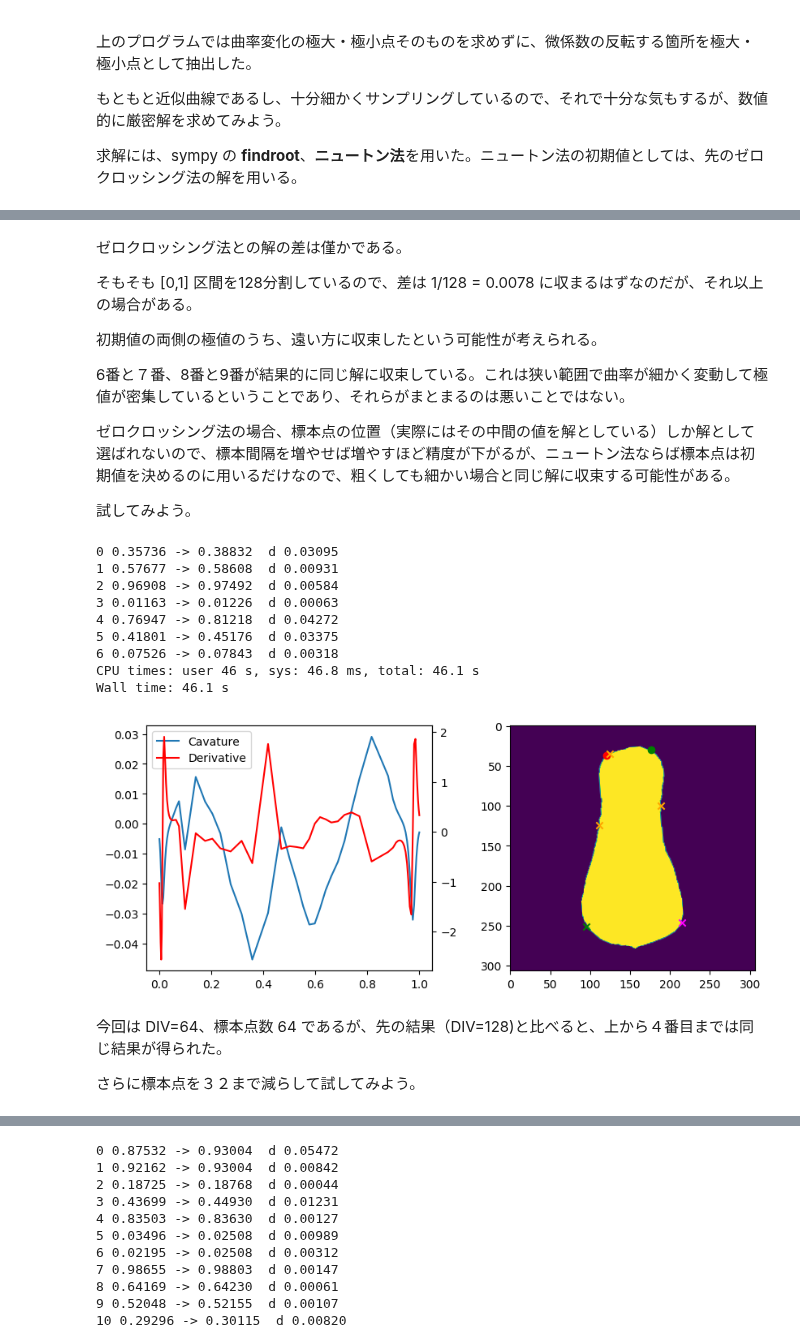
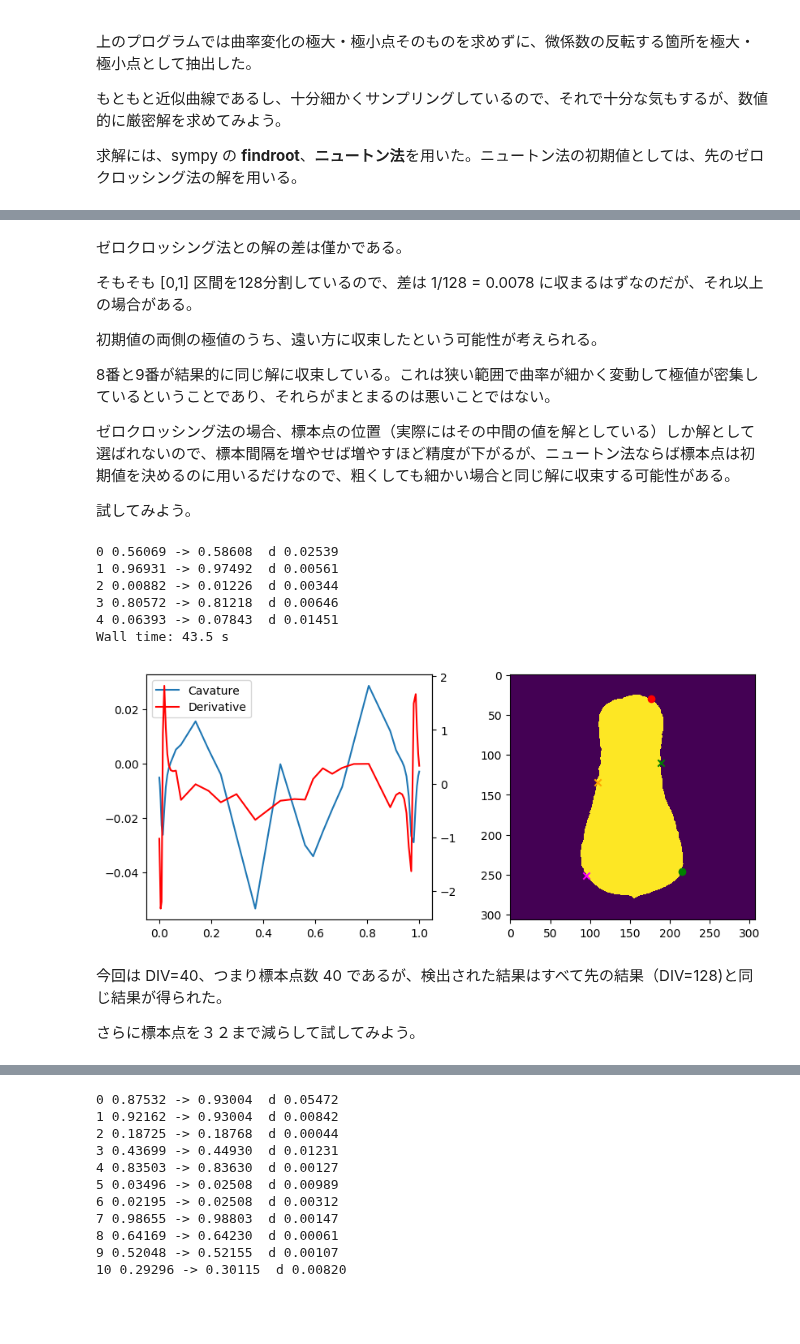
Before and after one commit to iciromaco/RadiShLab, a Jupyter notebook: N007_ベジエ近似の応用１_曲率計算.ipynb, the cells around one changed output, grey strips where cells are left out. Cells and saved outputs as stored; diff of their text form; code cells hidden in the pictures; blank space fills up the shorter version.

```diff
--- a/N007_ベジエ近似の応用１_曲率計算.ipynb
+++ b/N007_ベジエ近似の応用１_曲率計算.ipynb
@@ -283,7 +281,7 @@ Wall time: 56.5 s
 
 初期値の両側の極値のうち、遠い方に収束したという可能性が考えられる。
 
-6番と７番、8番と9番が結果的に同じ解に収束している。これは狭い範囲で曲率が細かく変動して極値が密集しているということであり、それらがまとまるのは悪いことではない。
+8番と9番が結果的に同じ解に収束している。これは狭い範囲で曲率が細かく変動して極値が密集しているということであり、それらがまとまるのは悪いことではない。
 
 
 ゼロクロッシング法の場合、標本点の位置（実際にはその中間の値を解としている）しか解として選ばれないので、標本間隔を増やせば増やすほど精度が下がるが、ニュートン法ならば標本点は初期値を決めるのに用いるだけなので、粗くしても細かい場合と同じ解に収束する可能性がある。
@@ -291,20 +289,17 @@ Wall time: 56.5 s
 試してみよう。
 # %%
 %%time
-kf,dkf,zcpara =showCurvature2(0,DIV=64)
+kf,dkf,zcpara =showCurvature2(0,DIV=40)
 # %% [output]
-0 0.35736 -> 0.38832  d 0.03095
-1 0.57677 -> 0.58608  d 0.00931
-2 0.96908 -> 0.97492  d 0.00584
-3 0.01163 -> 0.01226  d 0.00063
-4 0.76947 -> 0.81218  d 0.04272
-5 0.41801 -> 0.45176  d 0.03375
-6 0.07526 -> 0.07843  d 0.00318
-CPU times: user 46 s, sys: 46.8 ms, total: 46.1 s
-Wall time: 46.1 s
+0 0.56069 -> 0.58608  d 0.02539
+1 0.96931 -> 0.97492  d 0.00561
+2 0.00882 -> 0.01226  d 0.00344
+3 0.80572 -> 0.81218  d 0.00646
+4 0.06393 -> 0.07843  d 0.01451
+Wall time: 43.5 s
-[figure, old version]
+[figure, new version]
 # %% [markdown]
-今回は DIV=64、標本点数 64 であるが、先の結果（DIV=128)と比べると、上から４番目までは同じ結果が得られた。
+今回は DIV=40、つまり標本点数 40 であるが、検出された結果はすべて先の結果（DIV=128)と同じ結果が得られた。
 
 さらに標本点を３２まで減らして試してみよう。
 # %%
```
Also changed, not shown: parts of 10 cells of this notebook, 22 other files.
